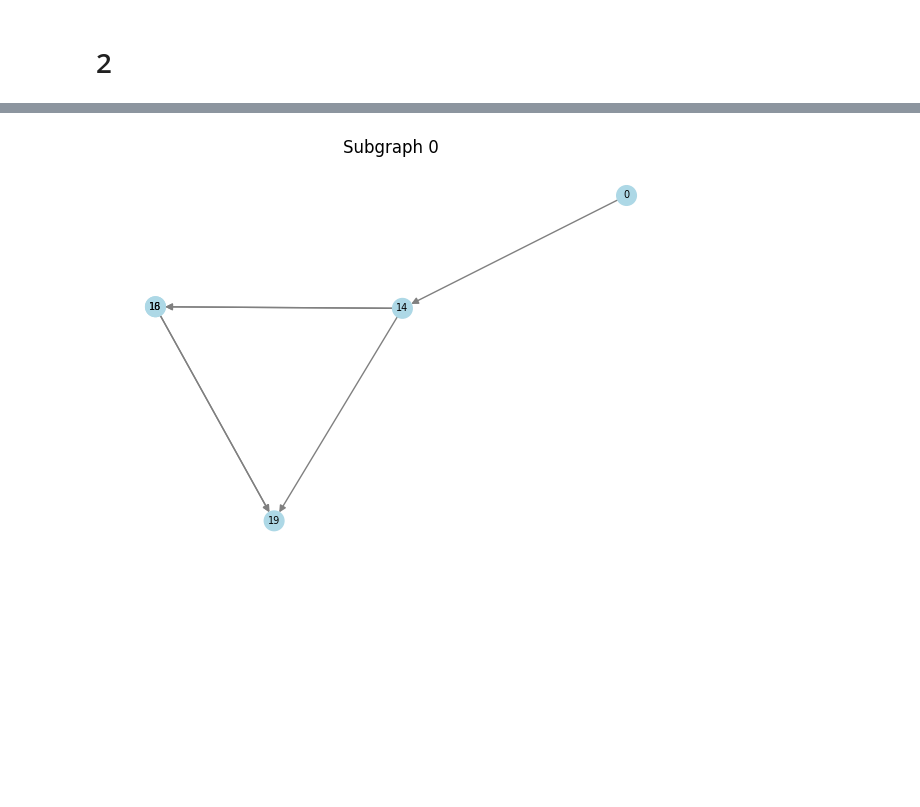
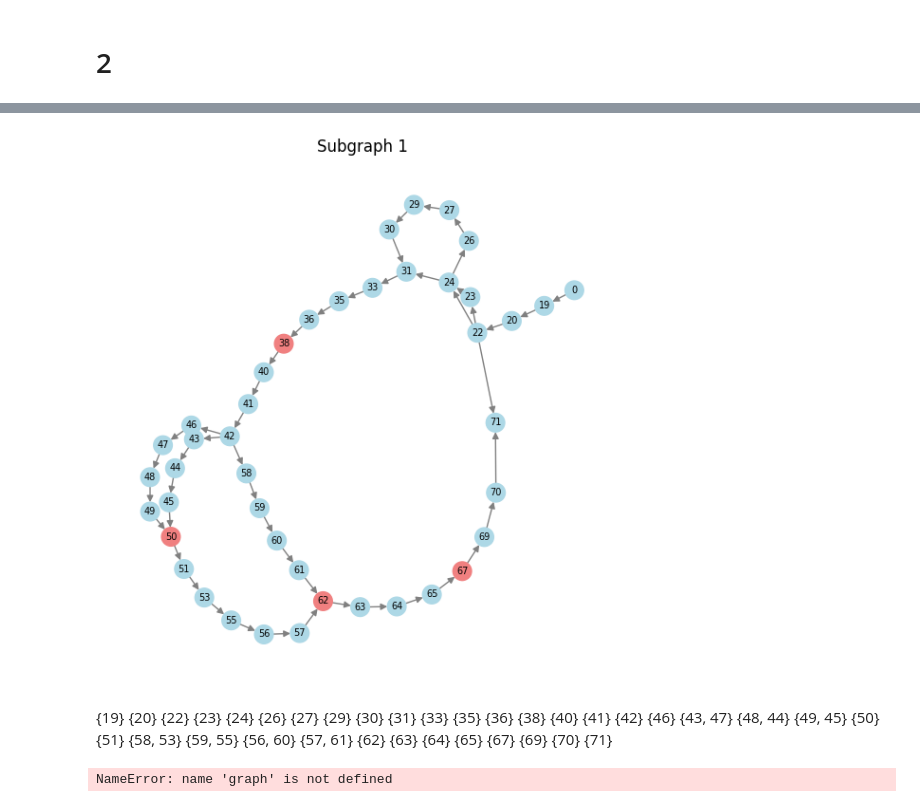
Before and after one commit to RyanTomich/photonic_compiler, a Jupyter notebook: model_to_graph/sub_graphs.ipynb, the cells around one changed output, grey strips where cells are left out. Drawn from its saved outputs; the diff is of its cells as text; code cells hidden in the pictures; blank space fills up the shorter version.

```diff
--- a/model_to_graph/sub_graphs.ipynb
+++ b/model_to_graph/sub_graphs.ipynb
@@ -110,4 +106,5 @@ draw_subgraphs(graph)
-# %%
-draw_subgraphs(graph, sub=10)
-# %% [output]
-[figure, removed]
+# %%
+# draw_subgraphs(graph)
+draw_subgraphs(graph, sub=1)
+# %% [output]
+[figure, added]
@@ -113,0 +115,46 @@ draw_subgraphs(graph, sub=10)
+# %% [markdown]
+{19}
+{20}
+{22}
+{23}
+{24}
+{26}
+{27}
+{29}
+{30}
+{31}
+{33}
+{35}
+{36}
+{38}
+{40}
+{41}
+{42}
+{46}
+{43, 47}
+{48, 44}
+{49, 45}
+{50}
+{51}
+{58, 53}
+{59, 55}
+{56, 60}
+{57, 61}
+{62}
+{63}
+{64}
+{65}
+{67}
+{69}
+{70}
+{71}
+# %%
+for i in range(19, 71):
+    node = graph.stack_list[graph.id_to_idx[i]]
+    # print(f'{i}: {node.cost_stack[node.func_selection]}')
+    for idx, j in enumerate(graph.adj_matrix[i]):
+        if j is not None:
+            # print(f'    {i}->{idx}: {j*10**8}')
+            pass
+# %% [output]
+NameError: name 'graph' is not defined
```
Also changed, not shown: parts of 4 cells of this notebook, 3 other files.
